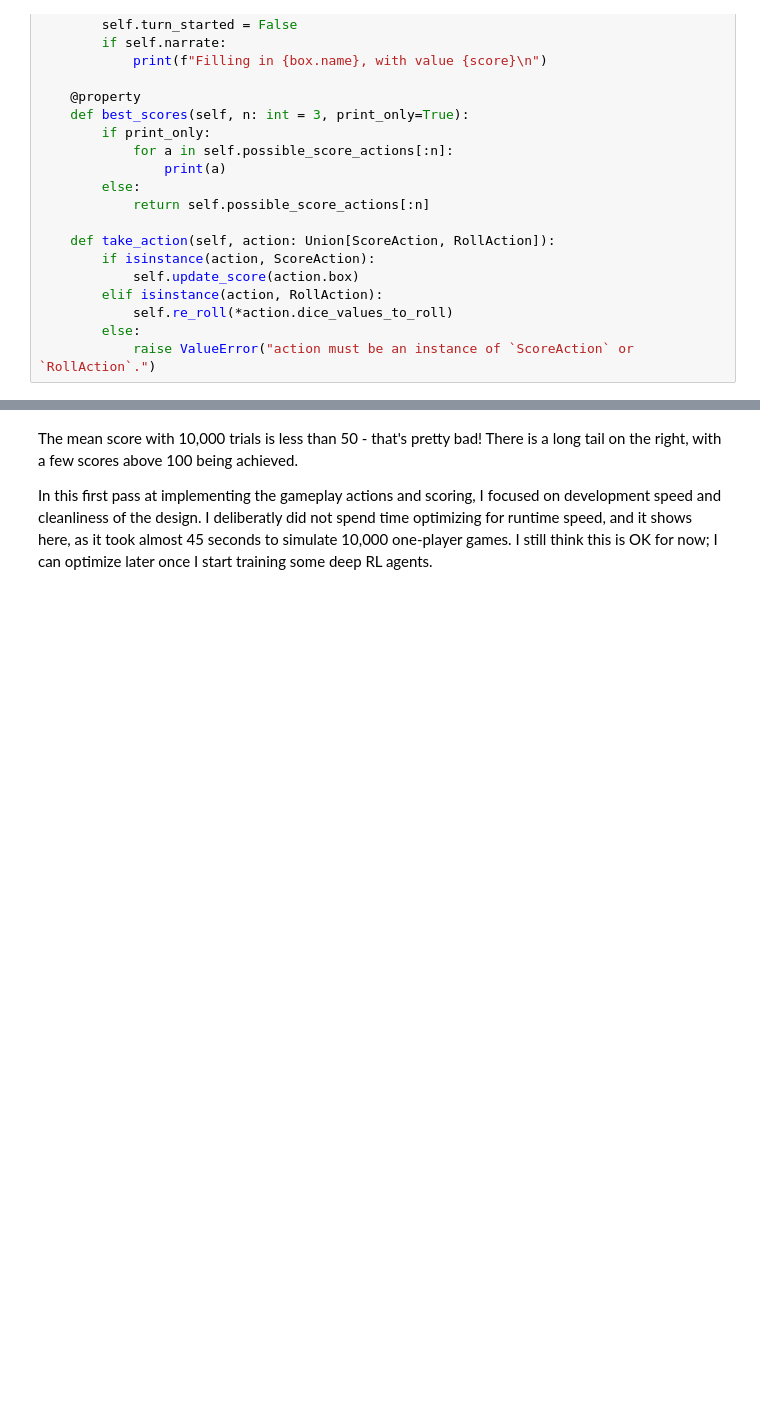
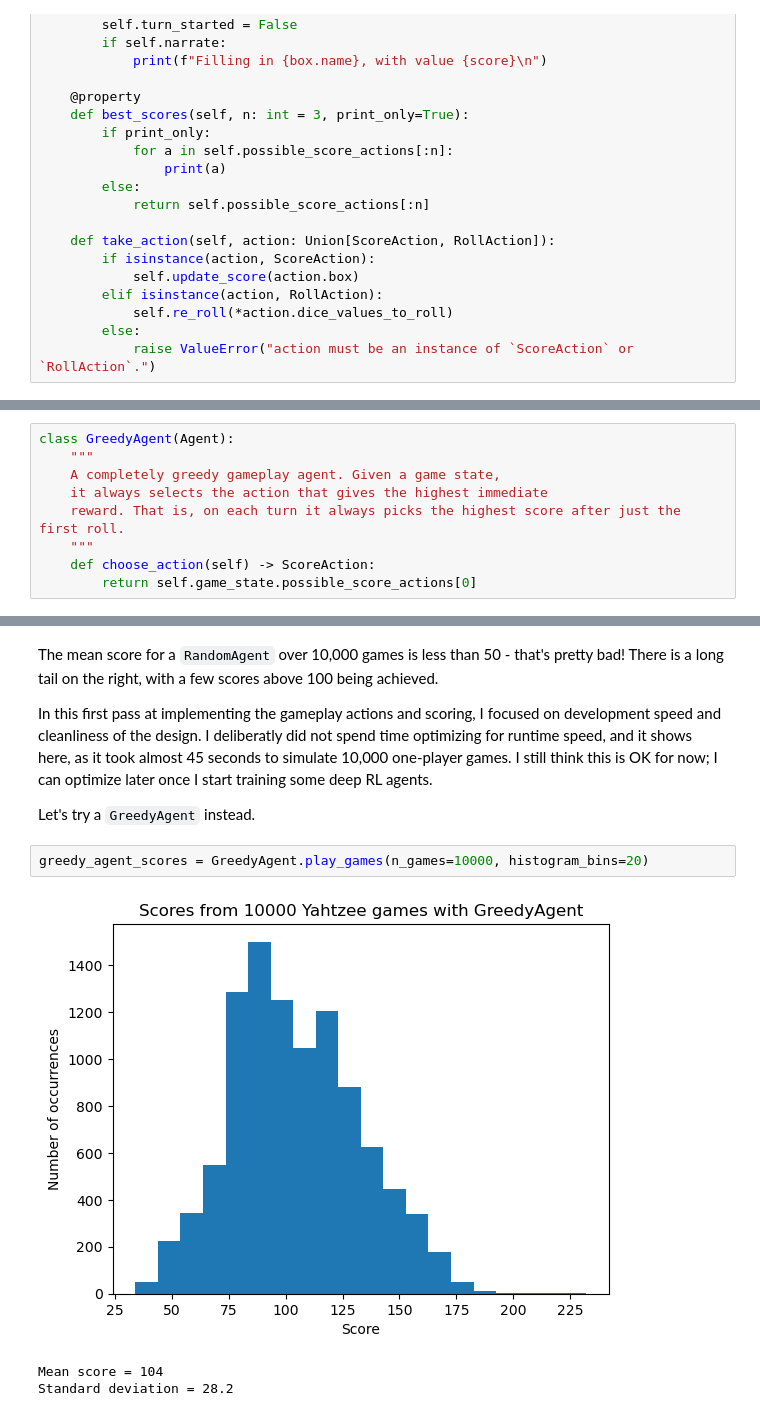
Before and after one commit to tdauer2718/yahtzee, a Jupyter notebook: yahtzee_sandbox.ipynb, the cells around one changed output, grey strips where cells are left out. Cells and saved outputs as stored; diff of their text form; blank space fills up the shorter version.

```diff
--- a/yahtzee_sandbox.ipynb
+++ b/yahtzee_sandbox.ipynb
@@ -374,0 +369,9 @@ Standard deviation = 17.3
+# %%
+class GreedyAgent(Agent):
+    """
+    A completely greedy gameplay agent. Given a game state,
+    it always selects the action that gives the highest immediate
+    reward. That is, on each turn it always picks the highest score after just the first roll.
+    """
+    def choose_action(self) -> ScoreAction:
+        return self.game_state.possible_score_actions[0]
@@ -375,4 +384,12 @@ Standard deviation = 17.3
 # %% [markdown]
-The mean score with 10,000 trials is less than 50 - that's pretty bad! There is a long tail on the right, with a few scores above 100 being achieved.
+The mean score for a `RandomAgent` over 10,000 games is less than 50 - that's pretty bad! There is a long tail on the right, with a few scores above 100 being achieved.
 
 In this first pass at implementing the gameplay actions and scoring, I focused on development speed and cleanliness of the design. I deliberatly did not spend time optimizing for runtime speed, and it shows here, as it took almost 45 seconds to simulate 10,000 one-player games. I still think this is OK for now; I can optimize later once I start training some deep RL agents.
+
+Let's try a `GreedyAgent` instead.
+# %%
+greedy_agent_scores = GreedyAgent.play_games(n_games=10000, histogram_bins=20)
+# %% [output]
+[figure, added]
+Mean score = 104
+Standard deviation = 28.2
```
Also changed, not shown: parts of 10 cells of this notebook.
